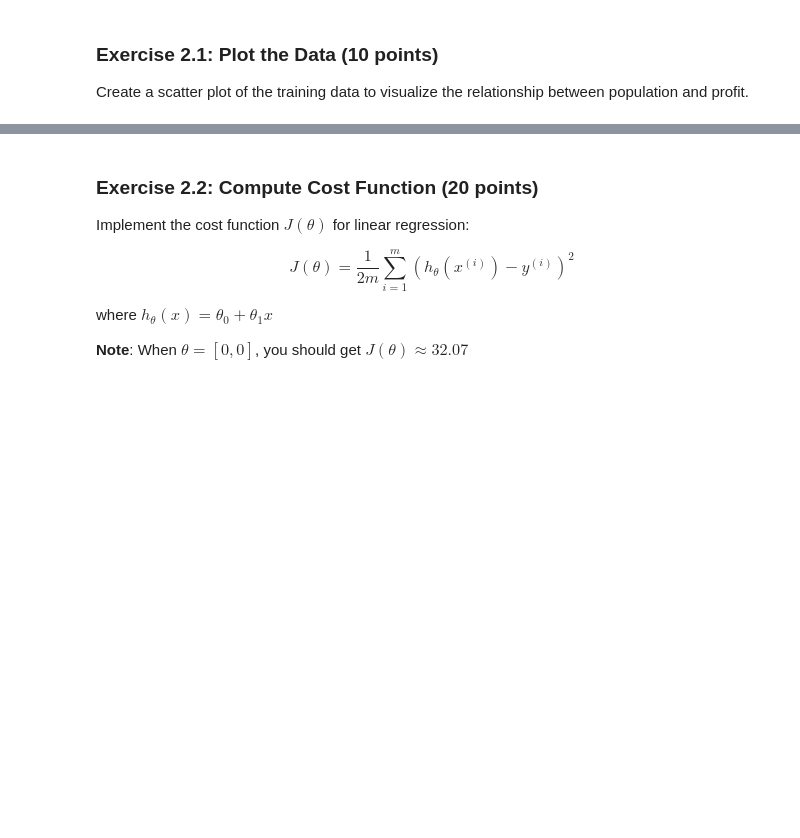
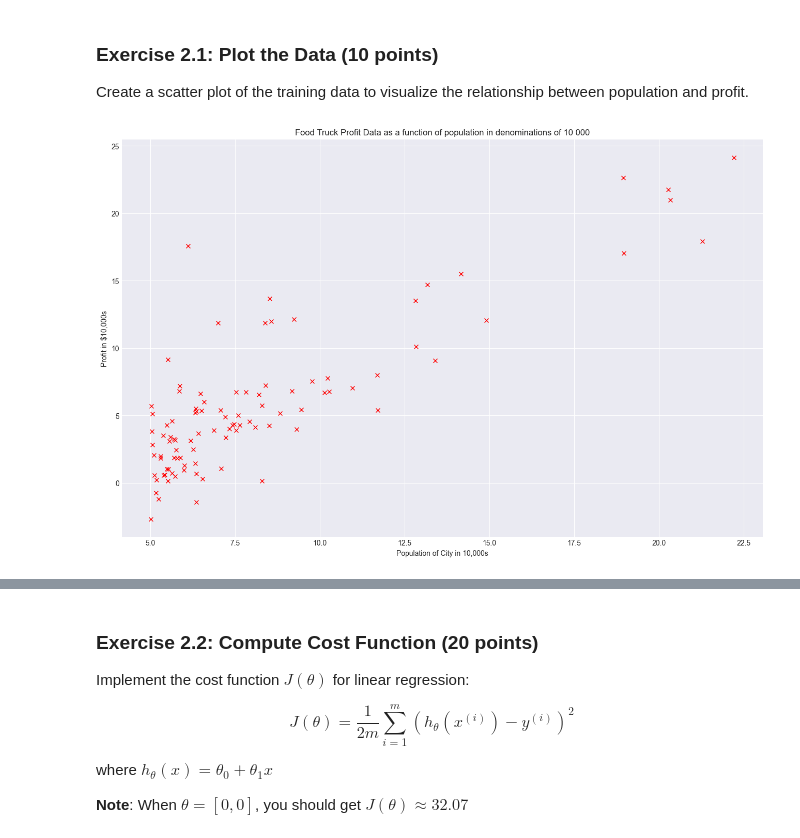
Before and after one commit to MrDNAlex/NE-452-Special-Topics-in-Nanoscale-Simulations, a Jupyter notebook: Assignments/Machine-Learning/Assignment2.ipynb, the cells around one changed output, grey strips where cells are left out. Drawn from its saved outputs; the diff is of its cells as text; code cells hidden in the pictures; blank space fills up the shorter version.

```diff
--- a/Assignments/Machine-Learning/Assignment2.ipynb
+++ b/Assignments/Machine-Learning/Assignment2.ipynb
@@ -182,21 +195,32 @@ Create a scatter plot of the training data to visualize the relationship between
 # %%
 def plot_data(x, y, xlabel='Population of City in 10,000s', ylabel='Profit in $10,000s'):
     """
     Plots the data points as red crosses.
 
     Args:
         x: Input features (torch.Tensor)
         y: Target values (torch.Tensor)
         xlabel: Label for x-axis
         ylabel: Label for y-axis
     """
-    # YOUR CODE HERE
-    raise NotImplementedError()
-    # YOUR CODE HERE
-    raise NotImplementedError()
+    # Initialize the plot with 1600x1000 resolution
+    plt.figure(figsize=(16, 10))
+
+    # Plot the Data
+    plt.plot(x, y, "xr")
+
+    # Annotate Labels and Title
+    plt.xlabel(xlabel)
+    plt.ylabel(ylabel)
+    plt.title("Food Truck Profit Data as a function of population in denominations of 10 000")
+
+    # Show the Plot
+    plt.show()
 
 # Test your plotting function
 plot_data(X, y)
+# %% [output]
+[figure, added]
 # %%
 # Test that plot_data runs without error
 try:
```
Also changed, not shown: parts of 17 cells of this notebook.
